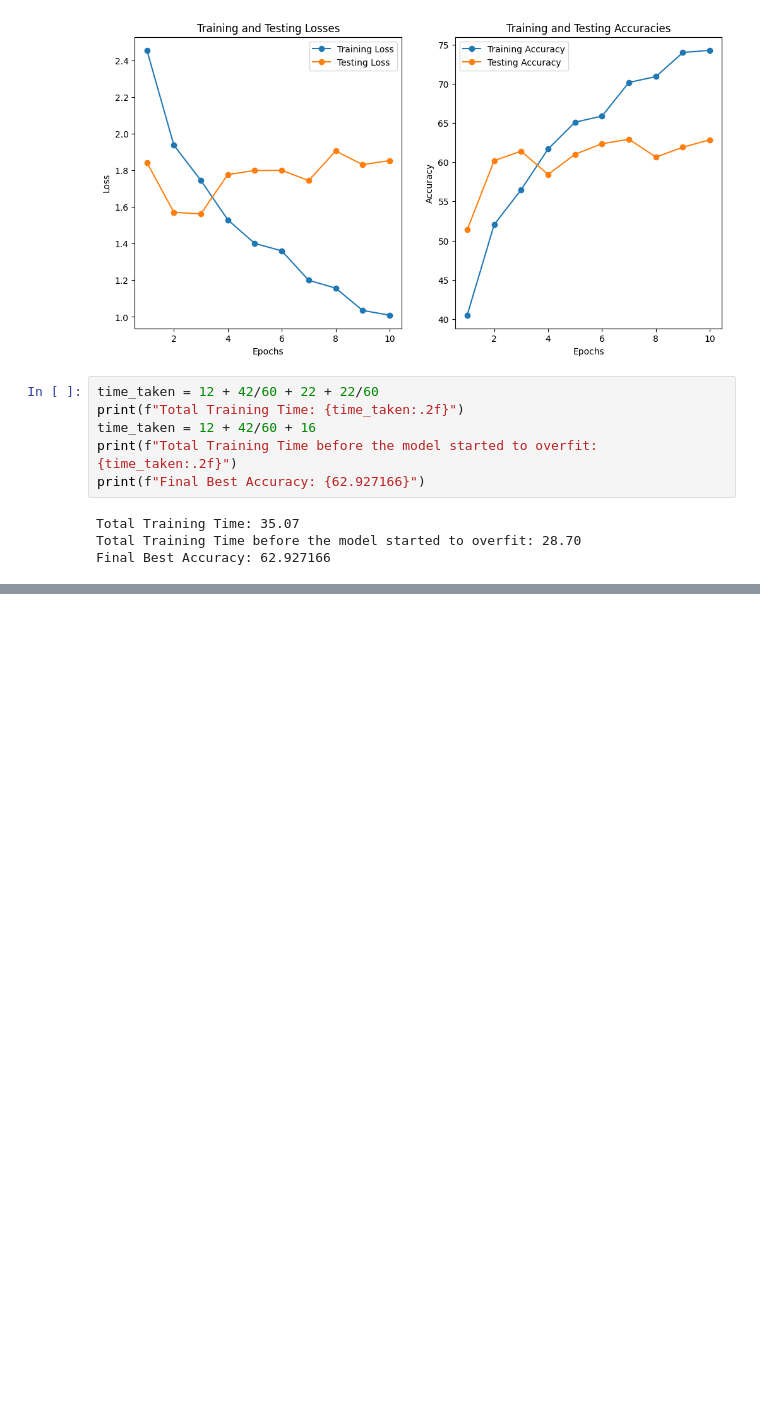
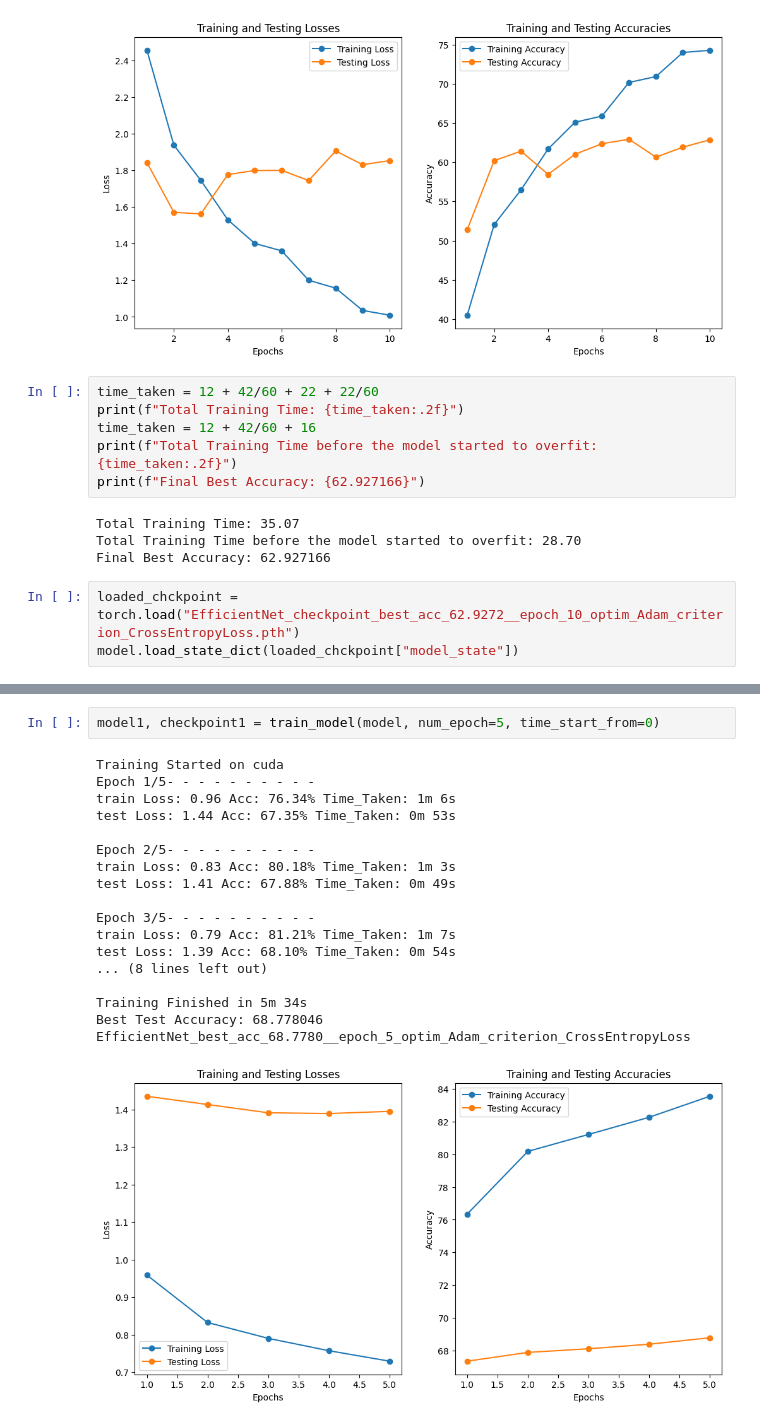
Before and after one commit to shubham282raj/CNN-Image-Classification, a Jupyter notebook: efficientnet_no_data_augmentation.ipynb, the cells around one changed output, grey strips where cells are left out. Cells and saved outputs as stored; diff of their text form; blank space fills up the shorter version.

Commit message:
EfficientNet Acc: 68.8% Time: 34 mins

```diff
--- a/efficientnet_no_data_augmentation.ipynb
+++ b/efficientnet_no_data_augmentation.ipynb
@@ -117,3 +117,6 @@ print(f"Final Best Accuracy: {62.927166}")
 Total Training Time: 35.07
 Total Training Time before the model started to overfit: 28.70
 Final Best Accuracy: 62.927166
+# %%
+loaded_chckpoint = torch.load("EfficientNet_checkpoint_best_acc_62.9272__epoch_10_optim_Adam_criterion_CrossEntropyLoss.pth")
+model.load_state_dict(loaded_chckpoint["model_state"])
@@ -119,0 +136,21 @@ Final Best Accuracy: 62.927166
+# %%
+model1, checkpoint1 = train_model(model, num_epoch=5, time_start_from=0)
+# %% [output]
+Training Started on cuda
+Epoch 1/5- - - - - - - - - -
+train Loss: 0.96 Acc: 76.34% Time_Taken: 1m 6s
+test Loss: 1.44 Acc: 67.35% Time_Taken: 0m 53s
+
+Epoch 2/5- - - - - - - - - -
+train Loss: 0.83 Acc: 80.18% Time_Taken: 1m 3s
+test Loss: 1.41 Acc: 67.88% Time_Taken: 0m 49s
+
+Epoch 3/5- - - - - - - - - -
+train Loss: 0.79 Acc: 81.21% Time_Taken: 1m 7s
+test Loss: 1.39 Acc: 68.10% Time_Taken: 0m 54s
+... (8 lines left out)
+
+Training Finished in 5m 34s
+Best Test Accuracy: 68.778046
+EfficientNet_best_acc_68.7780__epoch_5_optim_Adam_criterion_CrossEntropyLoss
+[figure, added]
```
Also changed, not shown: parts of 4 cells of this notebook.
